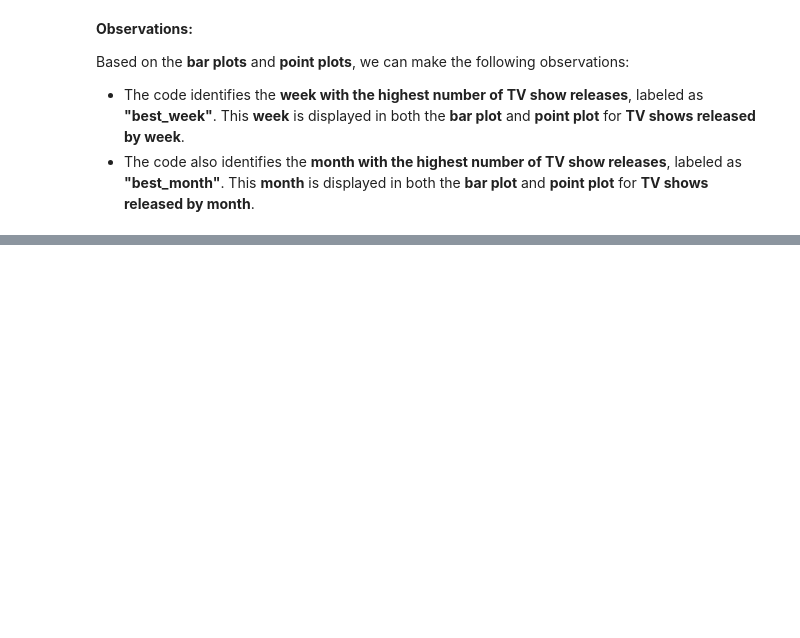
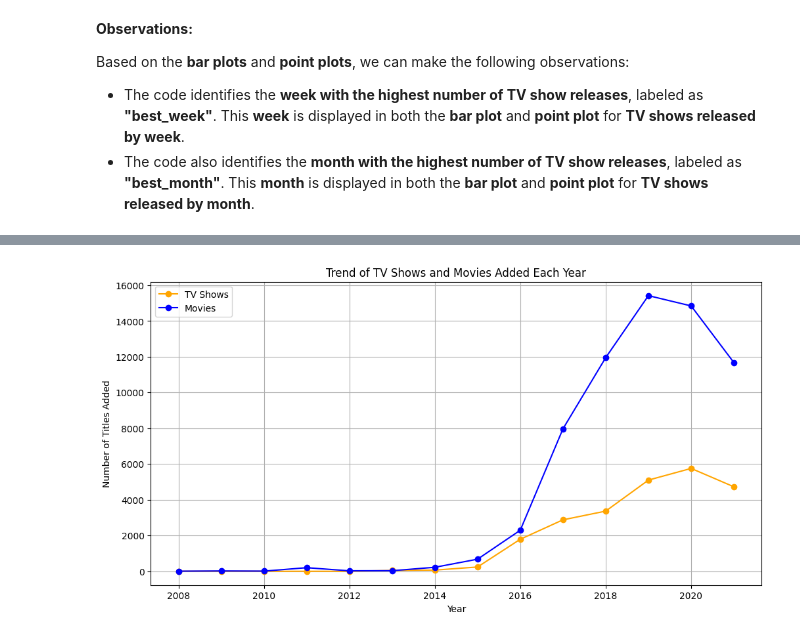
Before and after one commit to Manthru/Netflix-Data-Analysis, a Jupyter notebook: notebook.ipynb, the cells around one changed output, grey strips where cells are left out. Saved outputs shown, nothing was run; the diff lists cells and outputs as text; code cells hidden in the pictures; blank space fills up the shorter version.

```diff
--- a/notebook.ipynb
+++ b/notebook.ipynb
@@ -549,0 +621,10 @@ Based on the **bar plots** and **point plots**, we can make the following observ
+# %%
+df['Year'] = df['date_added'].dt.year
+# %%
+# Filter the dataset from TV shows and movies
+tv_shows_df = df[df.type == 'TV Show']
+movies_df = df[df.type == 'Movie']
+# %%
+# Count total number of tv shows and movies add each year
+tv_shows_by_year = tv_shows_df.groupby('Year')['type'].count().reset_index()
+movies_by_year = movies_df.groupby('Year')['type'].count().reset_index()
@@ -549,0 +663,4 @@ Based on the **bar plots** and **point plots**, we can make the following observ
+# %%
+#Merge the count of tv shows and movies into a single DataFrame
+counts_by_year = pd.merge(tv_shows_by_year, movies_by_year, on='Year', how='outer')
+counts_by_year.fillna(0, inplace=True)
@@ -549,0 +683,35 @@ Based on the **bar plots** and **point plots**, we can make the following observ
+# %%
+plt.figure(figsize=(12, 6))
+
+# Ensure sorted
+counts_by_year = counts_by_year.sort_values(by='Year')
+
+# TV Shows
+plt.plot(
+    counts_by_year['Year'],
+    counts_by_year['type_x'],
+    marker='o',
+    color='orange',
+    label='TV Shows'
+)
+
+# Movies
+plt.plot(
+    counts_by_year['Year'],
+    counts_by_year['type_y'],
+    marker='o',
+    color='blue',
+    label='Movies'
+)
+
+plt.title('Trend of TV Shows and Movies Added Each Year')
+plt.xlabel('Year')
+plt.ylabel('Number of Titles Added')
+
+plt.legend()
+plt.grid(True)
+
+plt.savefig('./outputs/Trend of TV Shows and Movies Added Each Year.png', dpi=300, bbox_inches='tight')
+plt.show()
+# %% [output]
+[figure, added]
```
Also changed, not shown: parts of 23 cells of this notebook, 5 other files.
